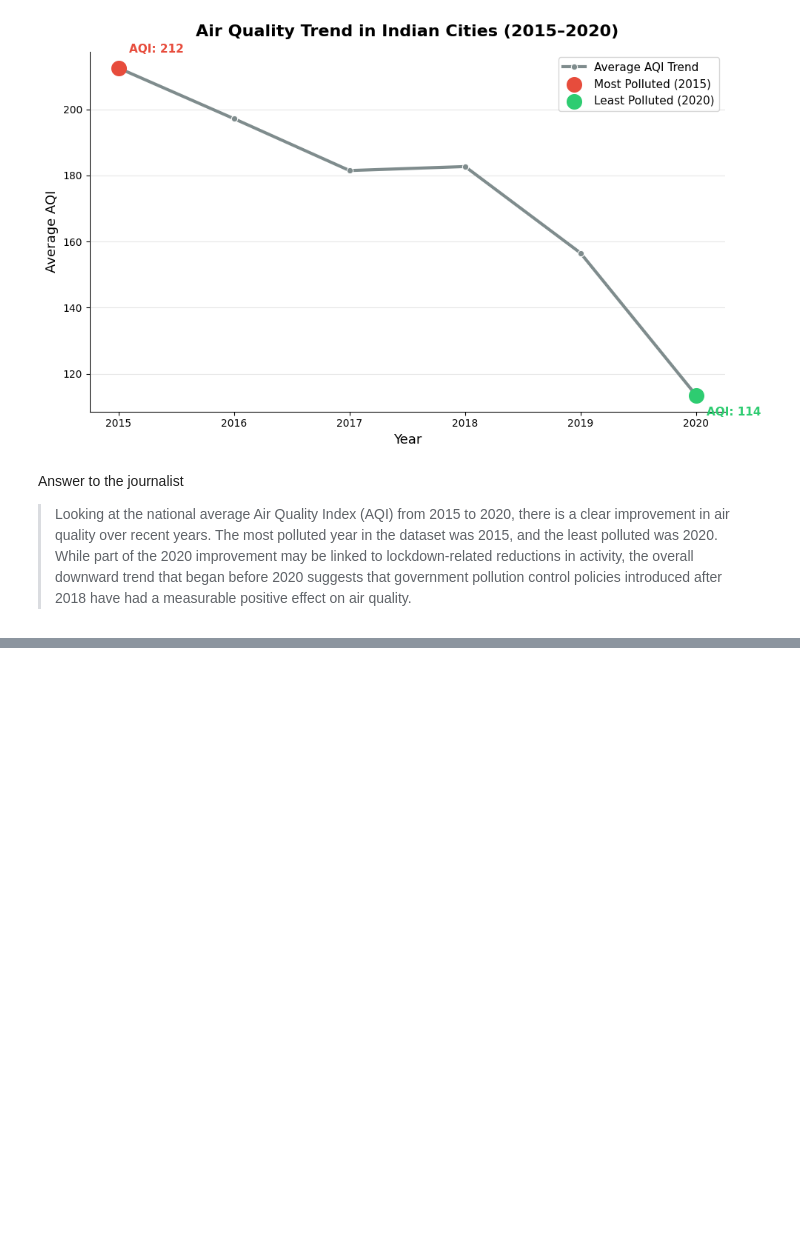
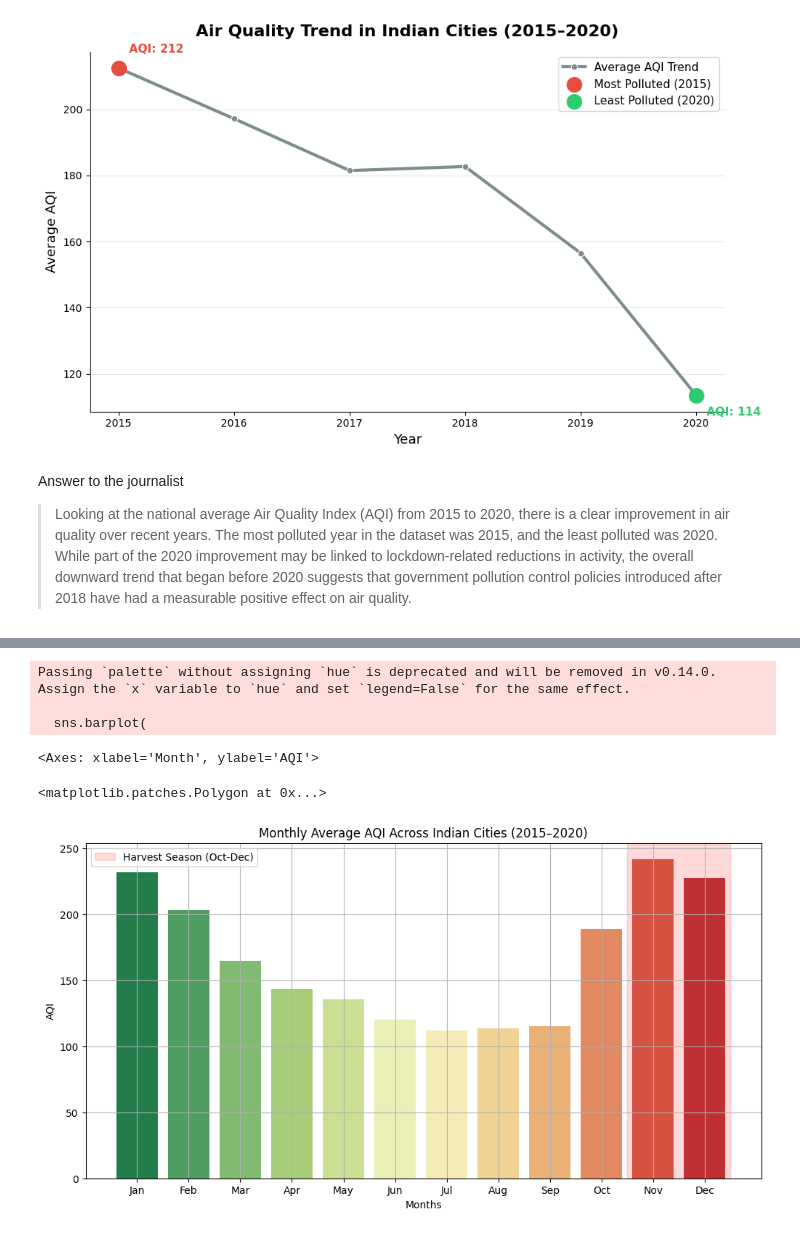
Before and after one commit to OCTehckie18/ML-Lab-2547237, a Jupyter notebook: Lab2/Lab2-copy1.ipynb, the cells around one changed output, grey strips where cells are left out. Cells and saved outputs as stored; diff of their text form; code cells hidden in the pictures; blank space fills up the shorter version.

```diff
--- a/Lab2/Lab2-copy1.ipynb
+++ b/Lab2/Lab2-copy1.ipynb
@@ -617,0 +656,43 @@ Answer to the journalist
+# %%
+# creating figure without auto rendering
+
+plt.ioff()
+fig, ax = plt.subplots(figsize=(12,6))
+# %%
+# plotting a bar chart
+
+sns.barplot(
+    data=monthly_aqi,
+    x = 'Month', y = 'AQI',
+    ax=ax,
+    palette = 'RdYlGn_r'
+)
+# %% [output]
+Passing `palette` without assigning `hue` is deprecated and will be removed in v0.14.0. Assign the `x` variable to `hue` and set `legend=False` for the same effect.
+
+  sns.barplot(
+<Axes: xlabel='Month', ylabel='AQI'>
+# %%
+# Highlighting the Oct–Dec harvest window
+
+ax.axvspan(
+    9.5, 11.5,
+    alpha=0.15,
+    color='red',
+    label='Harvest Season (Oct-Dec)'
+)
+# %% [output]
+<matplotlib.patches.Polygon at 0x...>
+# %%
+# format and show
+plt.title('Monthly Average AQI Across Indian Cities (2015–2020)')
+ax.set_xticklabels(['Jan','Feb','Mar','Apr','May','Jun','Jul','Aug','Sep','Oct','Nov','Dec'])
+plt.xlabel('Months')
+plt.ylabel('AQI')
+plt.legend()
+plt.grid()
+
+plt.ion()
+plt.show()
+# %% [output]
+[figure, added]
```
Also changed, not shown: parts of 4 cells of this notebook.
